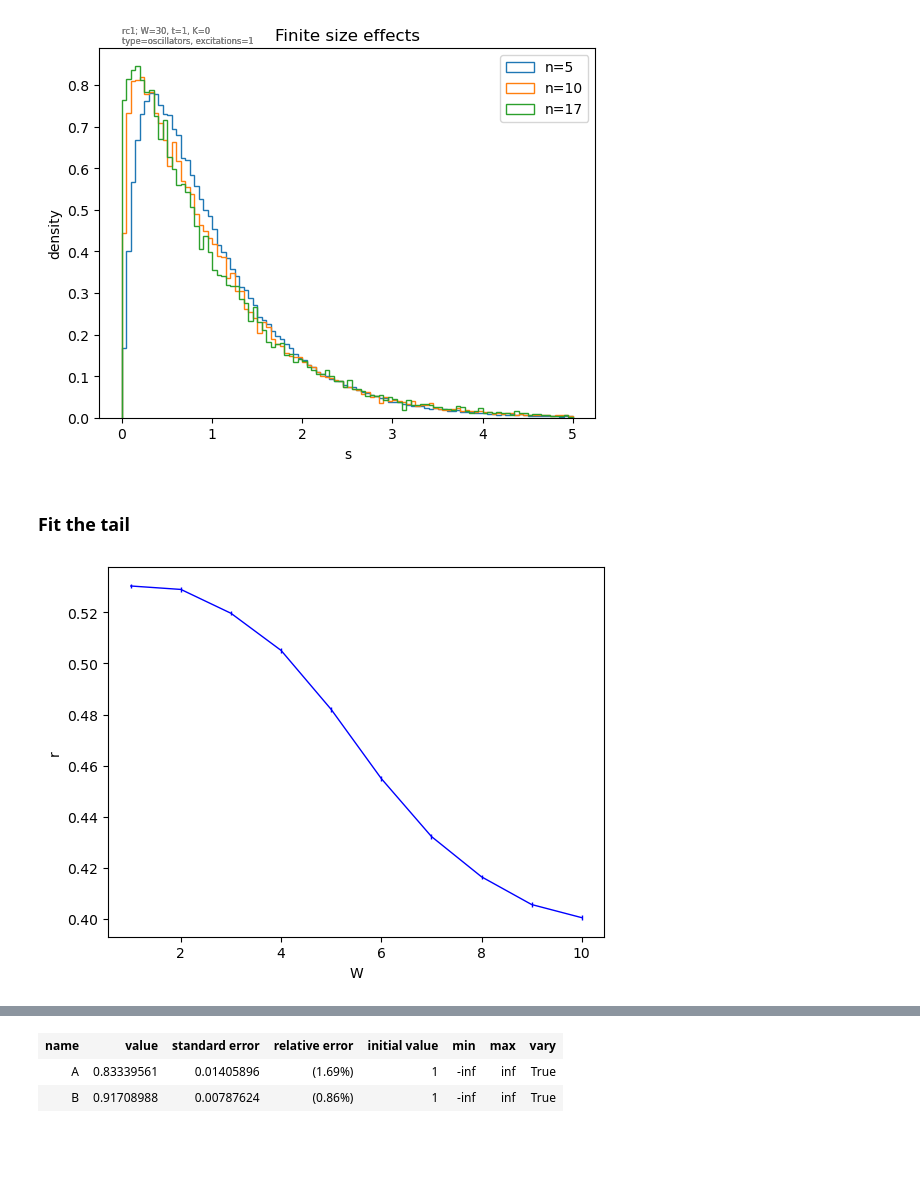
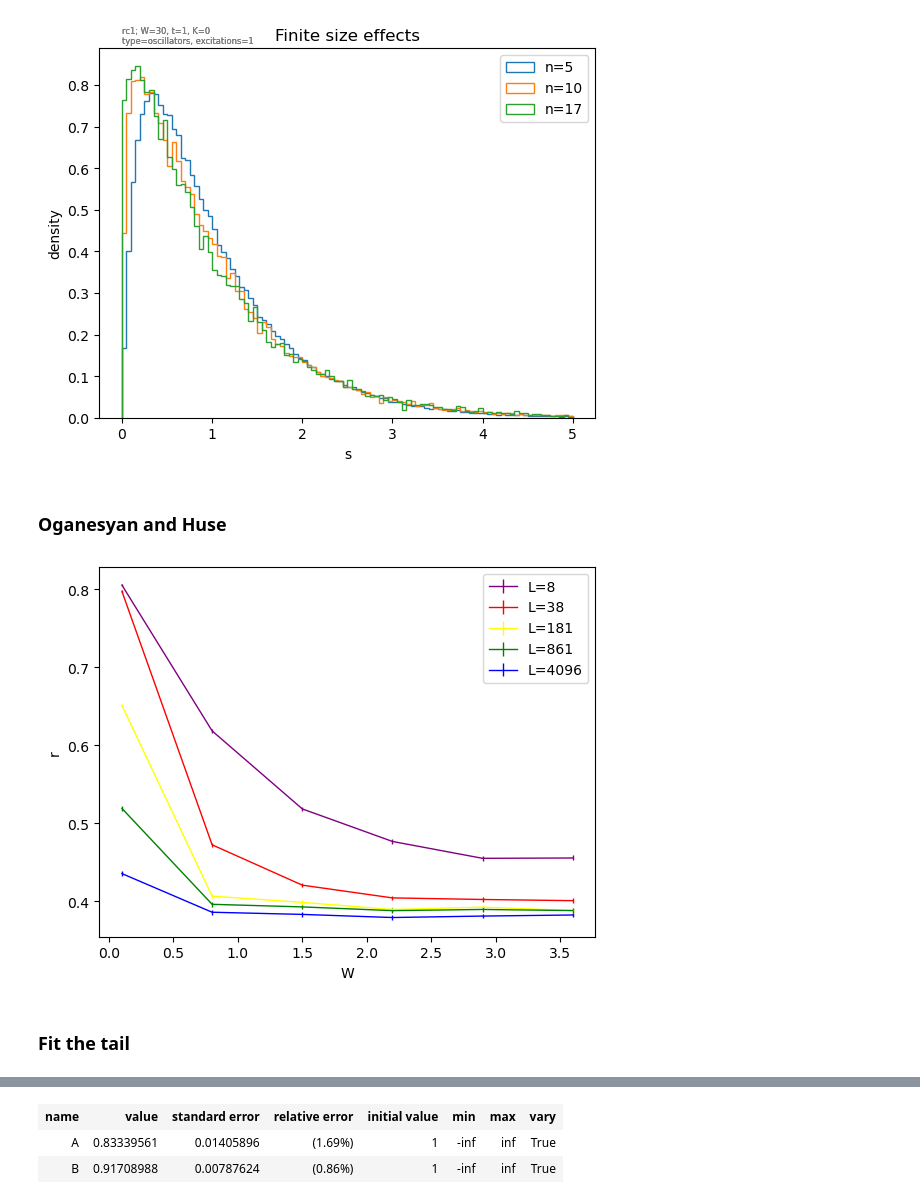
Before and after one commit to andrea-lizzit/fastparticles, a Jupyter notebook: simulation/multidimensional.ipynb, the cells around one changed output, grey strips where cells are left out. Drawn from its saved outputs; the diff is of its cells as text; code cells hidden in the pictures; blank space fills up the shorter version.

```diff
--- a/simulation/multidimensional.ipynb
+++ b/simulation/multidimensional.ipynb
@@ -112,3 +112,19 @@ for n, s in s_n.items():
 	plt.savefig(output_dir / f"finite_size_effects_{paramstring(W, t, K, TYPE, EXCITATIONS)}.pdf")
 # %% [output]
 [figure]
+# %% [markdown]
+### Oganesyan and Huse
+# %%
+c = iter(["purple", "red", "yellow", "green", "blue", "cyan", "orange", "gray", "black", "pink"])
+# restore default plot size
+
+for L, (corr_W, corr_r, corr_err) in correlation_results.items():
+	plt.errorbar(corr_W, corr_r, yerr=corr_err, label=f'L={L}', fmt='-', color=next(c))
+
+plt.legend()
+plt.xlabel("W")
+plt.ylabel("r")
+plt.savefig(output_dir / f"correlation_transition.pgf")
+plt.savefig(output_dir / f"correlation_transition.png", dpi=300)
+# %% [output]
+[figure, added]
@@ -144,13 +160 @@ for i, L in enumerate(np.arange(8, 18, 2)):
-# %%
-c = iter(["purple", "red", "yellow", "green", "blue"])
-# restore default plot size
-
-for L, (corr_W, corr_r, corr_err) in correlation_results.items():
-	plt.errorbar(corr_W, corr_r, yerr=corr_err, label=f'L={L}', fmt='-', color=next(c))
-plt.xlabel("W")
-plt.ylabel("r")
-plt.savefig(output_dir / f"correlation_transition.pgf")
-plt.savefig(output_dir / f"correlation_transition.png", dpi=300)
-# %% [output]
-[figure, removed]
 # %%
```
Also changed, not shown: parts of 5 cells of this notebook.
